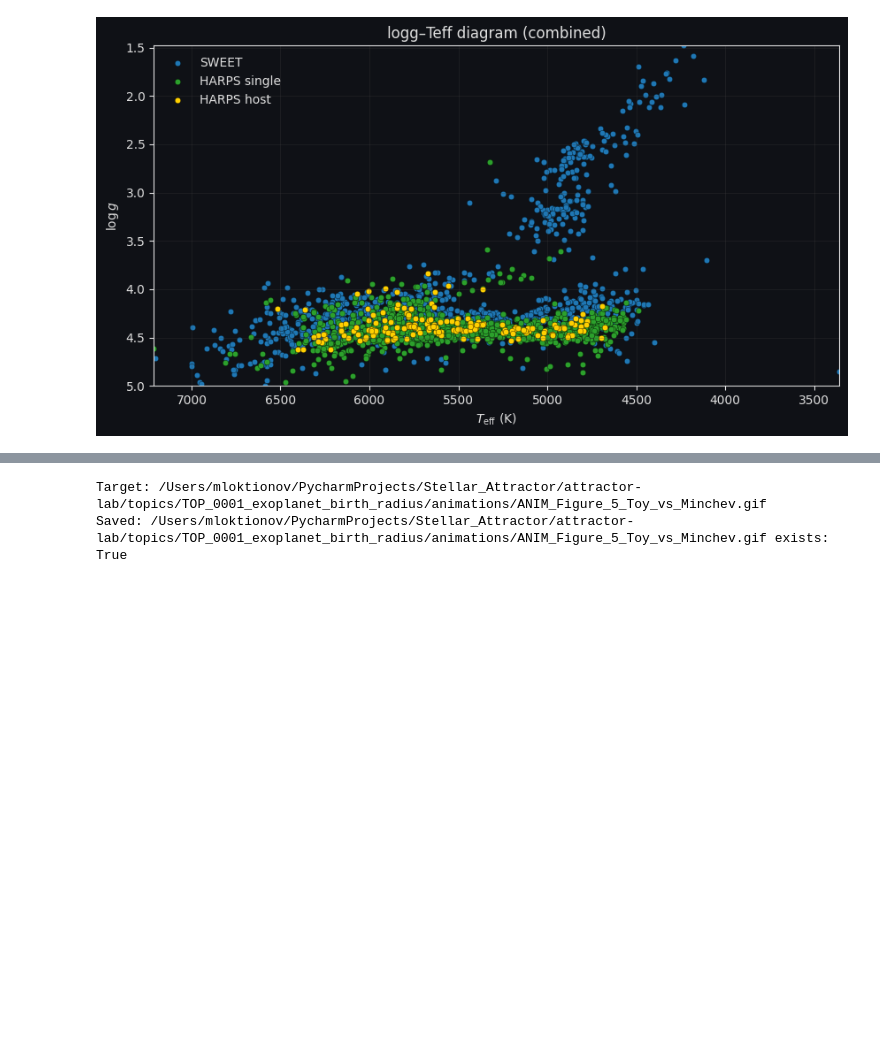
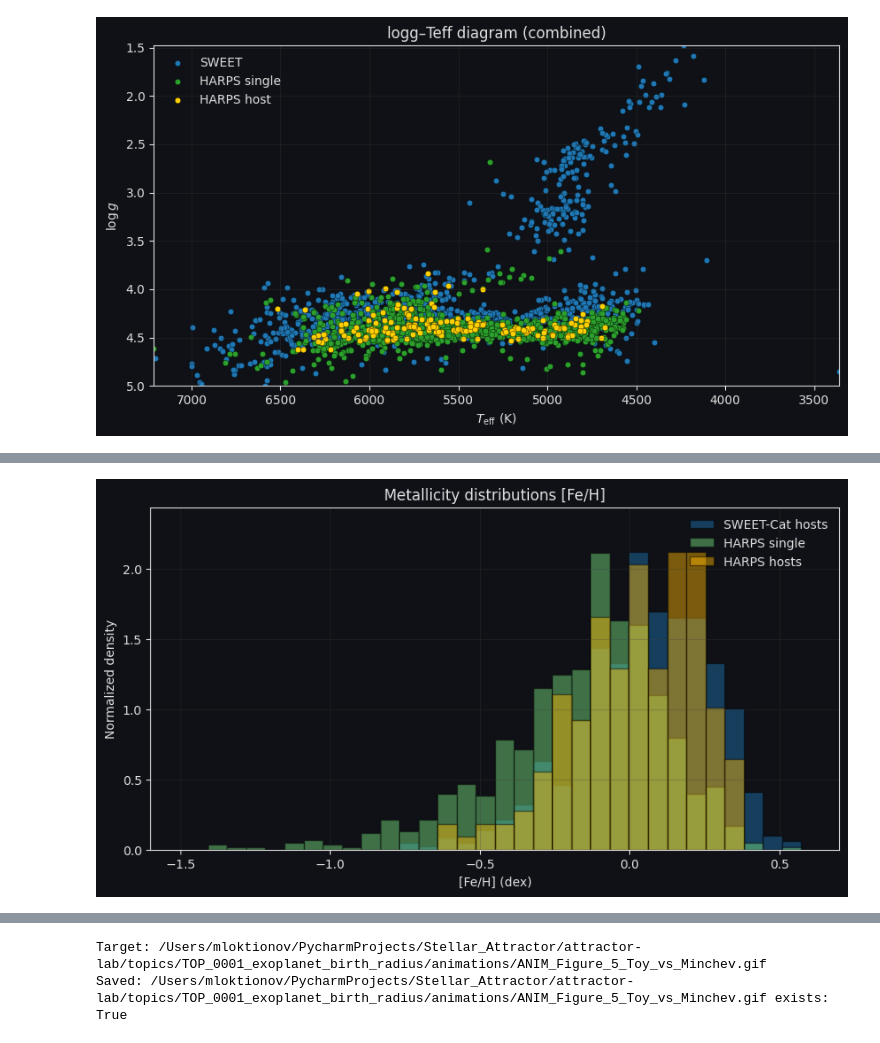
Before and after one commit to stellar-attractor/attractor-lab, a Jupyter notebook: topics/TOP_0001_exoplanet_birth_radius/notebooks/ANIM_001_EN.ipynb, the cells around one changed output, grey strips where cells are left out. Drawn from its saved outputs; the diff is of its cells as text; code cells hidden in the pictures; blank space fills up the shorter version.

Commit message:
Finished with animated graphs for Paper 1. Added the 2nd paper Figure 2

```diff
--- a/topics/TOP_0001_exoplanet_birth_radius/notebooks/ANIM_001_EN.ipynb
+++ b/topics/TOP_0001_exoplanet_birth_radius/notebooks/ANIM_001_EN.ipynb
@@ -575,0 +578,87 @@ Saved: /Users/mloktionov/PycharmProjects/Stellar_Attractor/attractor-lab/topics/
+# %%
+import numpy as np
+import pandas as pd
+import matplotlib.pyplot as plt
+from pathlib import Path
+from astroquery.vizier import Vizier
+import re
+
+# ---------- load data ----------
+# SWEET hosts
+sweet = pd.read_csv(topic_root / "data/raw/sweetcat.csv")
+sweet = sweet[sweet["SWFlag"] == 1].copy()
+sweet_feh = sweet["[Fe/H]"].dropna()
+
+# HARPS
+Vizier.ROW_LIMIT = -1
+harps = Vizier.get_catalogs("J/A+A/545/A32")[0].to_pandas()
+harps = harps.dropna(subset=["[Fe/H]"]).copy()
+
+# NEA hosts set
+nea = pd.read_csv(topic_root / "data/raw/nea_ps_default_flag_1.csv")
+
+def canon_name(x):
+    if pd.isna(x): return ""
+    s = str(x).strip().lower()
+    s = s.replace("–","-").replace("—","-")
+    s = re.sub(r"\(.*?\)", "", s)
+    s = re.sub(r"\s+", " ", s)
+    s = re.sub(r"[^a-z0-9+\- ]", "", s)
+    s = s.replace(" ", "")
+    return s
+
+def pick_col(df, candidates):
+    for c in candidates:
+        if c in df.columns:
+            return c
+    return None
+
+host_col = pick_col(nea, ["hostname","pl_hostname","star_name","host_name","host","sy_name"])
+nea_hosts = set(nea[host_col].dropna().map(canon_name).tolist())
+
+harps["name1"] = harps["SimbadName"].map(canon_name)
+harps["name2"] = harps["Star"].map(canon_name)
+harps["is_host"] = harps["name1"].isin(nea_hosts) | harps["name2"].isin(nea_hosts)
+
+harps_single_feh = harps.loc[~harps["is_host"], "[Fe/H]"].dropna()
+harps_host_feh   = harps.loc[ harps["is_host"], "[Fe/H]"].dropna()
+
+print("SWEET [Fe/H]:", len(sweet_feh))
+print("HARPS single [Fe/H]:", len(harps_single_feh))
+print("HARPS host [Fe/H]:", len(harps_host_feh))
+
+# ---------- axis range (paper-ish, stable) ----------
+rmin, rmax = -1.6, 0.7
+bins = 36
+frames = 80
+
+# ---------- 1) strict reveal ----------
+anim_strict = animate_hist_reveal(
+    [sweet_feh, harps_single_feh, harps_host_feh],
+    labels=["SWEET-Cat hosts", "HARPS single", "HARPS hosts"],
+    colors=["tab:blue", COLORS.get("single","tab:green"), COLORS.get("host","#FFD000")],
+    title="Metallicity distributions [Fe/H]",
+    xlabel=LABELS.get("feh", "[Fe/H] (dex)"),
+    bins=bins, rmin=rmin, rmax=rmax,
+    frames=frames,
+    interval=1000 / FPS
+)
+save_animation(anim_strict, OUT_DIR / "ANIM_Figure_2_FeH_STRICT")
+plt.show()
+
+# ---------- 2) equalizer reveal ----------
+anim_eq = animate_hist_equalizer(
+    [sweet_feh, harps_single_feh, harps_host_feh],
+    labels=["SWEET-Cat hosts", "HARPS single", "HARPS hosts"],
+    colors=["tab:blue", COLORS.get("single","tab:green"), COLORS.get("host","#FFD000")],
+    title="Metallicity distributions [Fe/H]",
+    xlabel=LABELS.get("feh", "[Fe/H] (dex)"),
+    bins=bins, rmin=rmin, rmax=rmax,
+    frames=frames + 10,
+    interval=1000 / FPS,
+    jitter_strength=0.9,
+    settle_last=10
+)
+save_animation(anim_eq, OUT_DIR / "ANIM_Figure_2_FeH_EQUALIZER")
+plt.show()
+# %% [output]
@@ -575,0 +670 @@ Saved: /Users/mloktionov/PycharmProjects/Stellar_Attractor/attractor-lab/topics/
+[figure, added]
```
Also changed, not shown: parts of 7 cells of this notebook, 3 other files.
